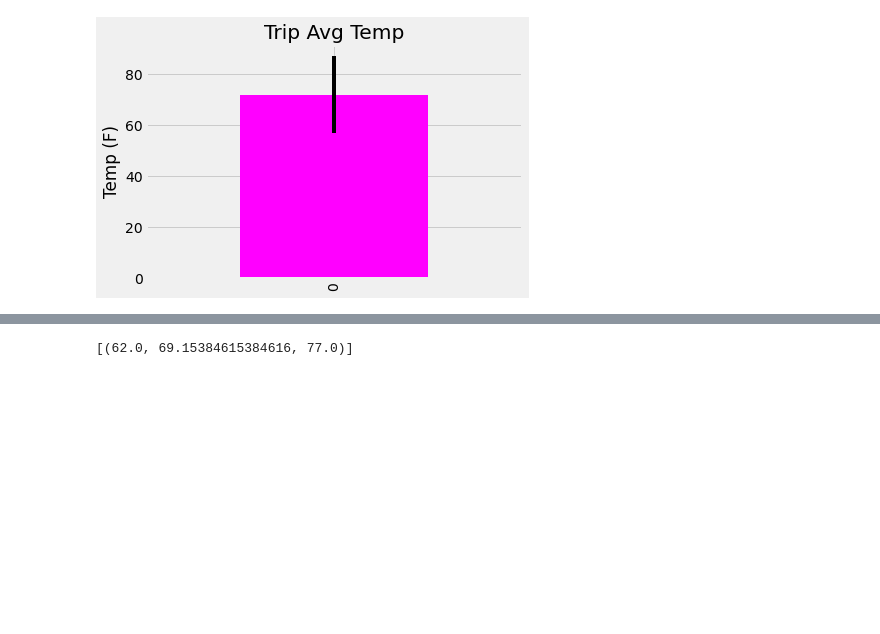
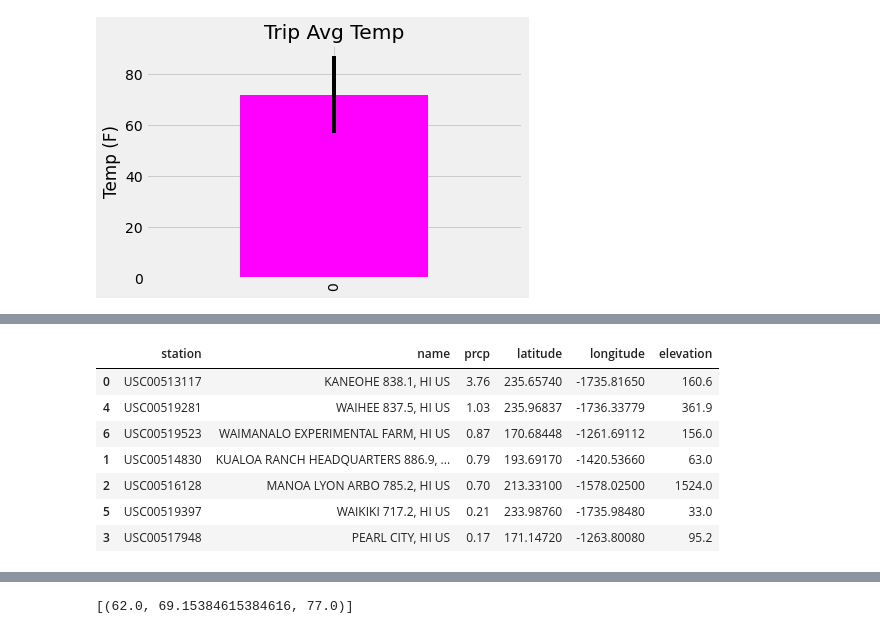
Before and after one commit to Slyssy/sqlalchemy-challenge, a Jupyter notebook: climate.ipynb, the cells around one changed output, grey strips where cells are left out. Drawn from its saved outputs; the diff is of its cells as text; code cells hidden in the pictures; blank space fills up the shorter version.

```diff
--- a/climate.ipynb
+++ b/climate.ipynb
@@ -285,0 +290,9 @@ plt.show()
+# %%
+# Creating a DataFrame that will show the rain measurements for the previous year during my planned vacation.
+trip_precip_q = session.query(Measurement.date, Measurement.station, Measurement.prcp).filter(
+    and_(Measurement.date >= "2017-02-13", Measurement.date <= "2017-02-23"))
+
+trip_precip = trip_precip_q.all()
+trip_precip_df = pd.DataFrame(trip_precip)
+trip_precip_df.sort_values(by=["date"], inplace=True, ascending=False)
+trip_precip_df
@@ -286,3 +331,18 @@ plt.show()
+# %%
+# Merging two DataFrames and then grouping them by station and name to show the sum of rain that was recorded at each station.
+trip_station_df = pd.merge(trip_precip_df, station_df, on=["station"], how="inner")
+trip_station_grouped = trip_station_df.groupby(["station", "name"], as_index=False).sum()
+trip_station_grouped.sort_values(by=["prcp"], ascending=False, inplace=True)
+trip_station_grouped
+# %% [output]
+|  | station | name | prcp | latitude | longitude | elevation |
+| 0 | USC00513117 | KANEOHE 838.1, HI US | 3.76 | 235.65740 | -1735.81650 | 160.6 |
+| 4 | USC00519281 | WAIHEE 837.5, HI US | 1.03 | 235.96837 | -1736.33779 | 361.9 |
+| 6 | USC00519523 | WAIMANALO EXPERIMENTAL FARM, HI US | 0.87 | 170.68448 | -1261.69112 | 156.0 |
+| 1 | USC00514830 | KUALOA RANCH HEADQUARTERS 886.9, ... | 0.79 | 193.69170 | -1420.53660 | 63.0 |
+| 2 | USC00516128 | MANOA LYON ARBO 785.2, HI US | 0.70 | 213.33100 | -1578.02500 | 1524.0 |
+| 5 | USC00519397 | WAIKIKI 717.2, HI US | 0.21 | 233.98760 | -1735.98480 | 33.0 |
+| 3 | USC00517948 | PEARL CITY, HI US | 0.17 | 171.14720 | -1263.80080 | 95.2 |
 # %%
 # Calculate the total amount of rainfall per weather station for your trip dates using the previous year's matching dates.
 # Sort this in descending order by precipitation amount and list the station, name, latitude, longitude, and elevation
```
Also changed, not shown: parts of 8 cells of this notebook.
